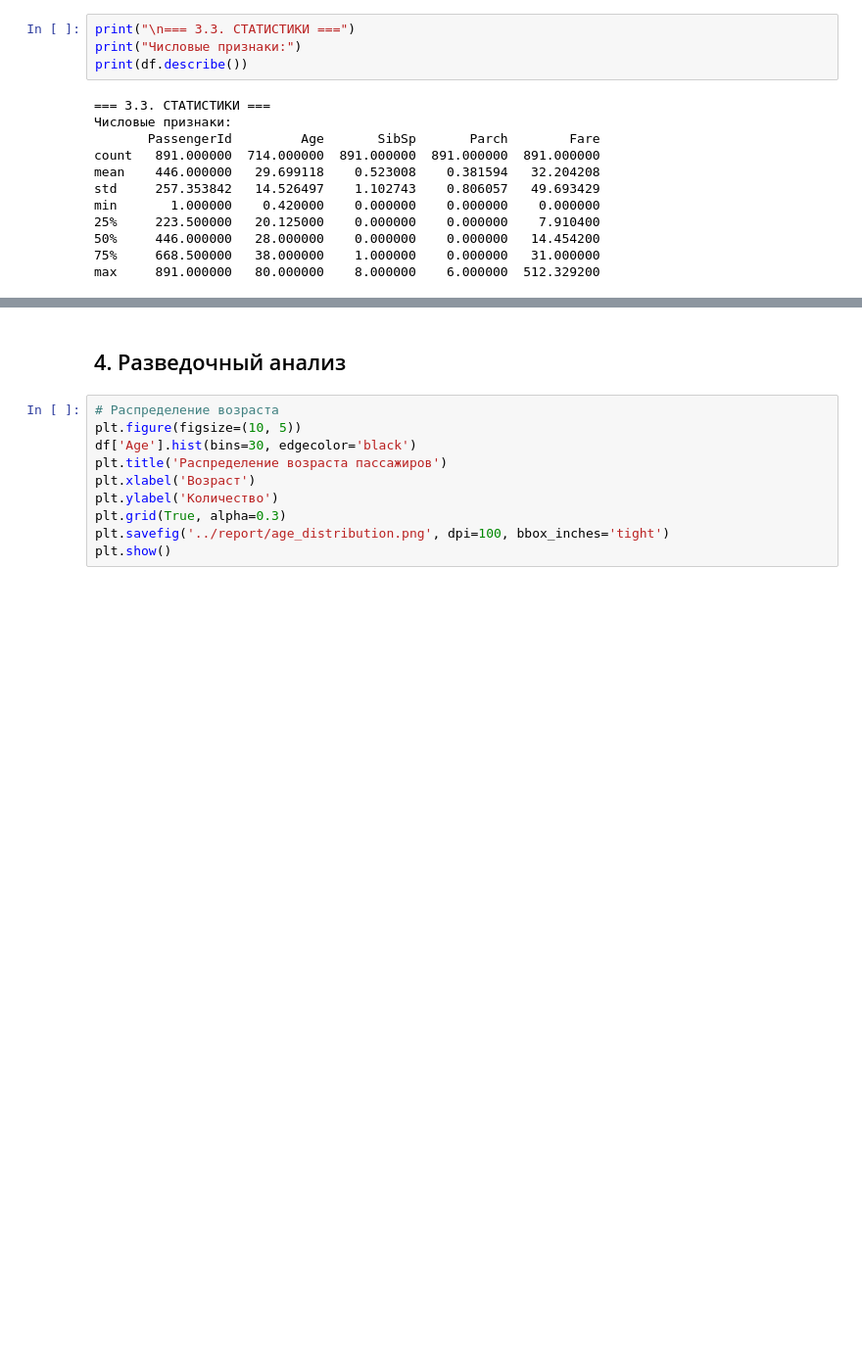
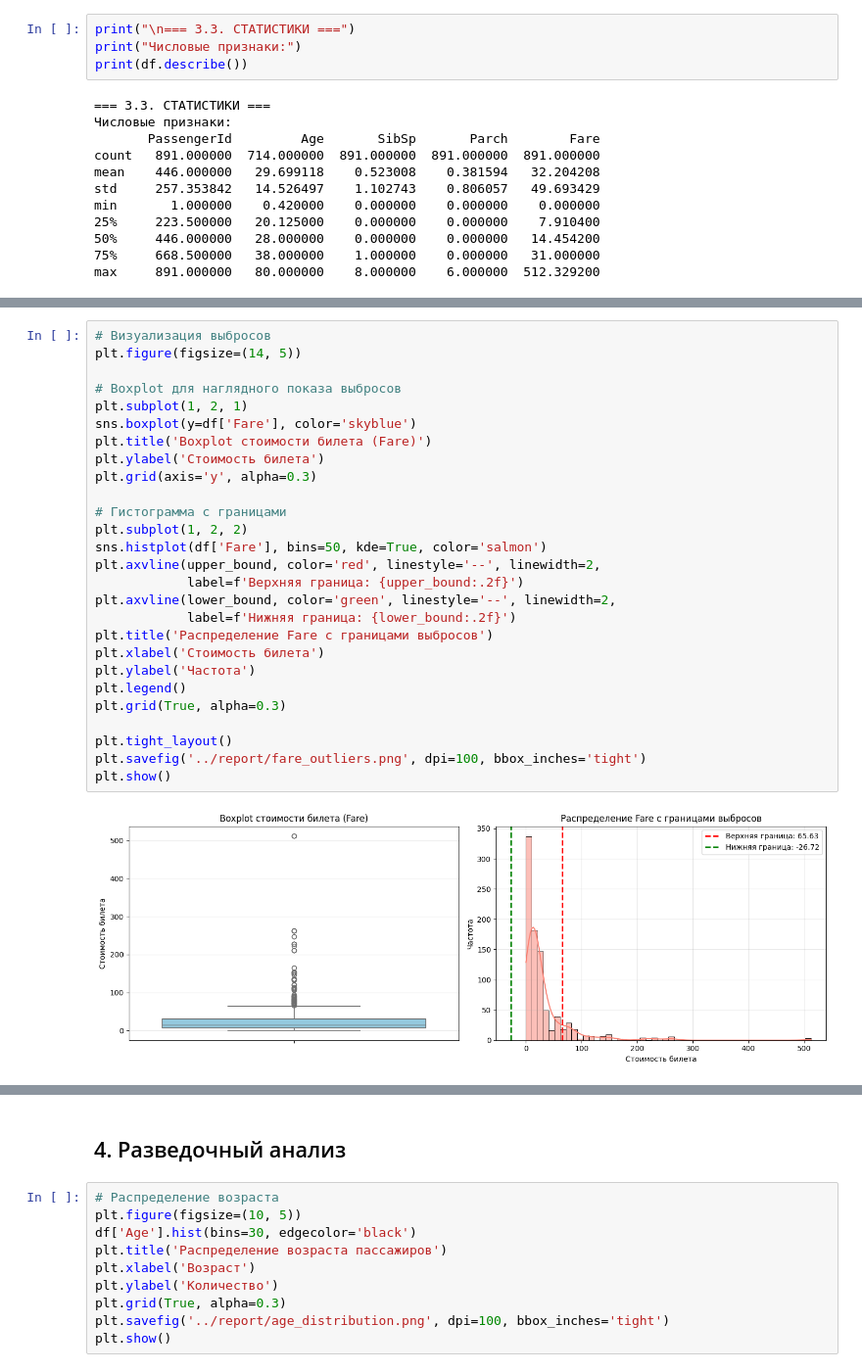
Before and after one commit to Lorr1ck/lab1_data_analysis, a Jupyter notebook: notebooks/01_data_understanding.ipynb, the cells around one changed output, grey strips where cells are left out. Shown at 98% size. Drawn from its saved outputs; the diff is of its cells as text; blank space fills up the shorter version.

```diff
--- a/notebooks/01_data_understanding.ipynb
+++ b/notebooks/01_data_understanding.ipynb
@@ -123,0 +173,29 @@ max     891.000000   80.000000    8.000000    6.000000  512.329200
+# %%
+# Визуализация выбросов
+plt.figure(figsize=(14, 5))
+
+# Boxplot для наглядного показа выбросов
+plt.subplot(1, 2, 1)
+sns.boxplot(y=df['Fare'], color='skyblue')
+plt.title('Boxplot стоимости билета (Fare)')
+plt.ylabel('Стоимость билета')
+plt.grid(axis='y', alpha=0.3)
+
+# Гистограмма с границами
+plt.subplot(1, 2, 2)
+sns.histplot(df['Fare'], bins=50, kde=True, color='salmon')
+plt.axvline(upper_bound, color='red', linestyle='--', linewidth=2,
+            label=f'Верхняя граница: {upper_bound:.2f}')
+plt.axvline(lower_bound, color='green', linestyle='--', linewidth=2,
+            label=f'Нижняя граница: {lower_bound:.2f}')
+plt.title('Распределение Fare с границами выбросов')
+plt.xlabel('Стоимость билета')
+plt.ylabel('Частота')
+plt.legend()
+plt.grid(True, alpha=0.3)
+
+plt.tight_layout()
+plt.savefig('../report/fare_outliers.png', dpi=100, bbox_inches='tight')
+plt.show()
+# %% [output]
+[figure, added]
```
Also changed, not shown: parts of 4 cells of this notebook, 2 other files.
